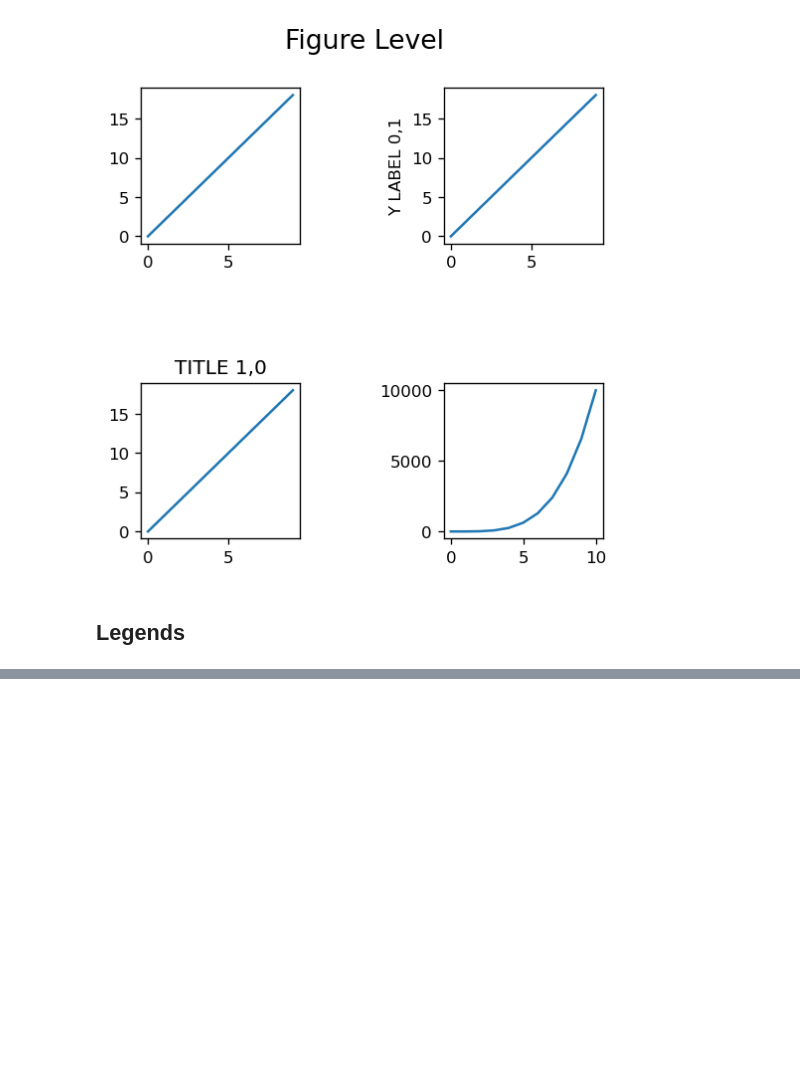
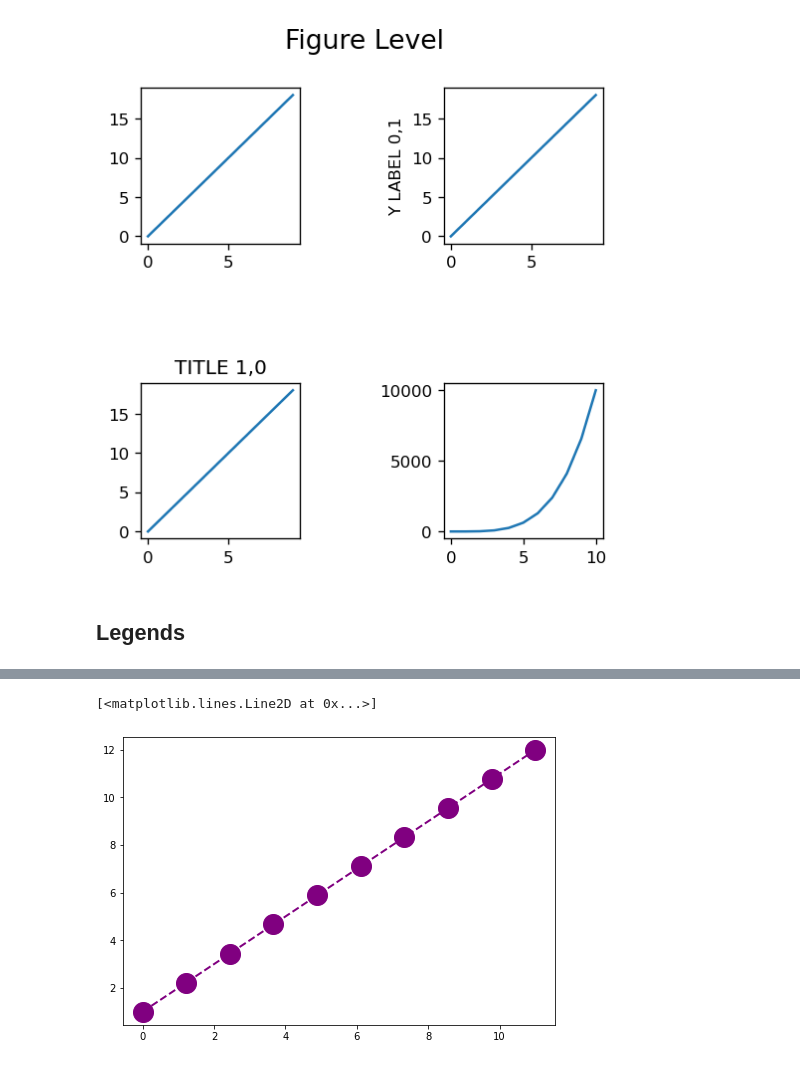
Before and after one commit to brunobaguiar/projects_done_in_udemy_data_science_masterclass, a Jupyter notebook: section_06_matplotlib/Section 6 - Matplotlib.ipynb, the cells around one changed output, grey strips where cells are left out. Saved outputs shown, nothing was run; the diff lists cells and outputs as text; code cells hidden in the pictures; blank space fills up the shorter version.

```diff
--- a/section_06_matplotlib/Section 6 - Matplotlib.ipynb
+++ b/section_06_matplotlib/Section 6 - Matplotlib.ipynb
@@ -219,0 +250,9 @@ plt.savefig("new_subplots.png", bbox_inches='tight')
+# %%
+fig = plt.figure()
+
+ax = fig.add_axes([0,0,1,1])
+
+ax.plot(x,x+1,color='purple',linewidth=2,linestyle='--', marker='o', markersize=20)
+# %% [output]
+[<matplotlib.lines.Line2D at 0x...>]
+[figure, added]
```
Also changed, not shown: parts of 9 cells of this notebook.
